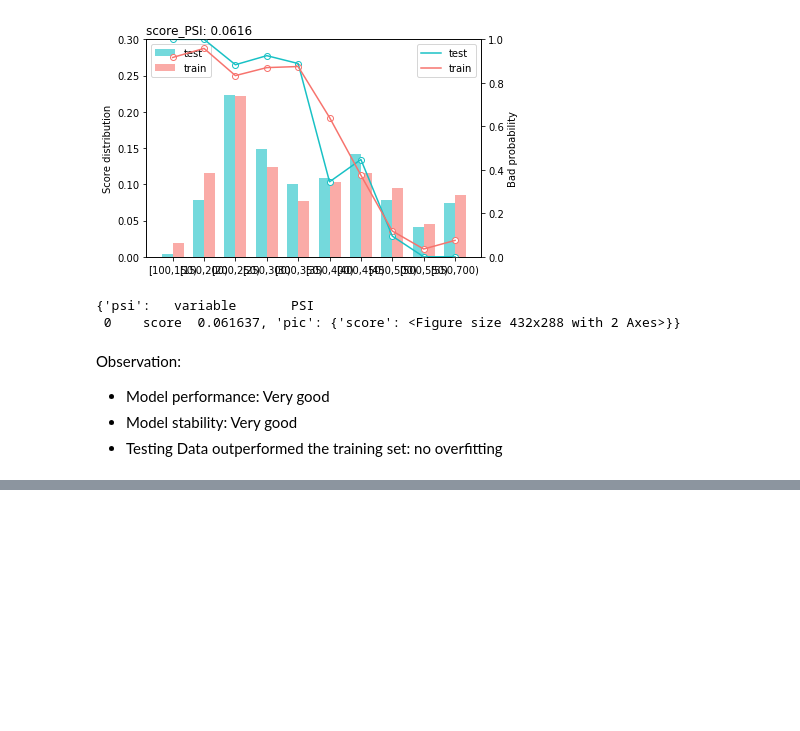
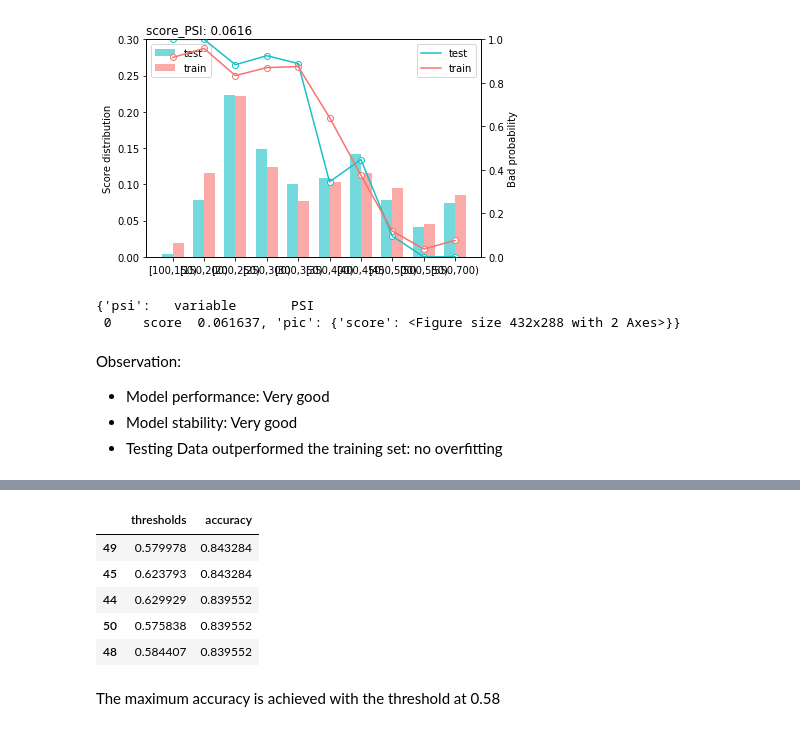
Before and after one commit to lishuoleo/titanic-scorecard, a Jupyter notebook: titanic-scorecard.ipynb, the cells around one changed output, grey strips where cells are left out. Cells and saved outputs as stored; diff of their text form; code cells hidden in the pictures; blank space fills up the shorter version.

```diff
--- a/titanic-scorecard.ipynb
+++ b/titanic-scorecard.ipynb
@@ -675,0 +681,4 @@ Observation:
+# %%
+#Select threshold for maximum accuracy
+tpr, tpr, thresholds = metrics.roc_curve(y_test, test_pred)
+thresholds
@@ -675,0 +705,20 @@ Observation:
+# %%
+accuracy_ls = []
+for thres in thresholds:
+    y_pred = np.where(test_pred>thres,1,0)
+    accuracy_ls.append(metrics.accuracy_score(y_test, y_pred, normalize=True))
+
+accuracy_ls = pd.concat([pd.Series(thresholds), pd.Series(accuracy_ls)],
+                        axis=1)
+accuracy_ls.columns = ['thresholds', 'accuracy']
+accuracy_ls.sort_values(by='accuracy', ascending=False, inplace=True)
+accuracy_ls.head()
+# %% [output]
+|  | thresholds | accuracy |
+| 49 | 0.579978 | 0.843284 |
+| 45 | 0.623793 | 0.843284 |
+| 44 | 0.629929 | 0.839552 |
+| 50 | 0.575838 | 0.839552 |
+| 48 | 0.584407 | 0.839552 |
+# %% [markdown]
+The maximum accuracy is achieved with the threshold at 0.58
```
Also changed, not shown: parts of 4 cells of this notebook, 1 other file.
